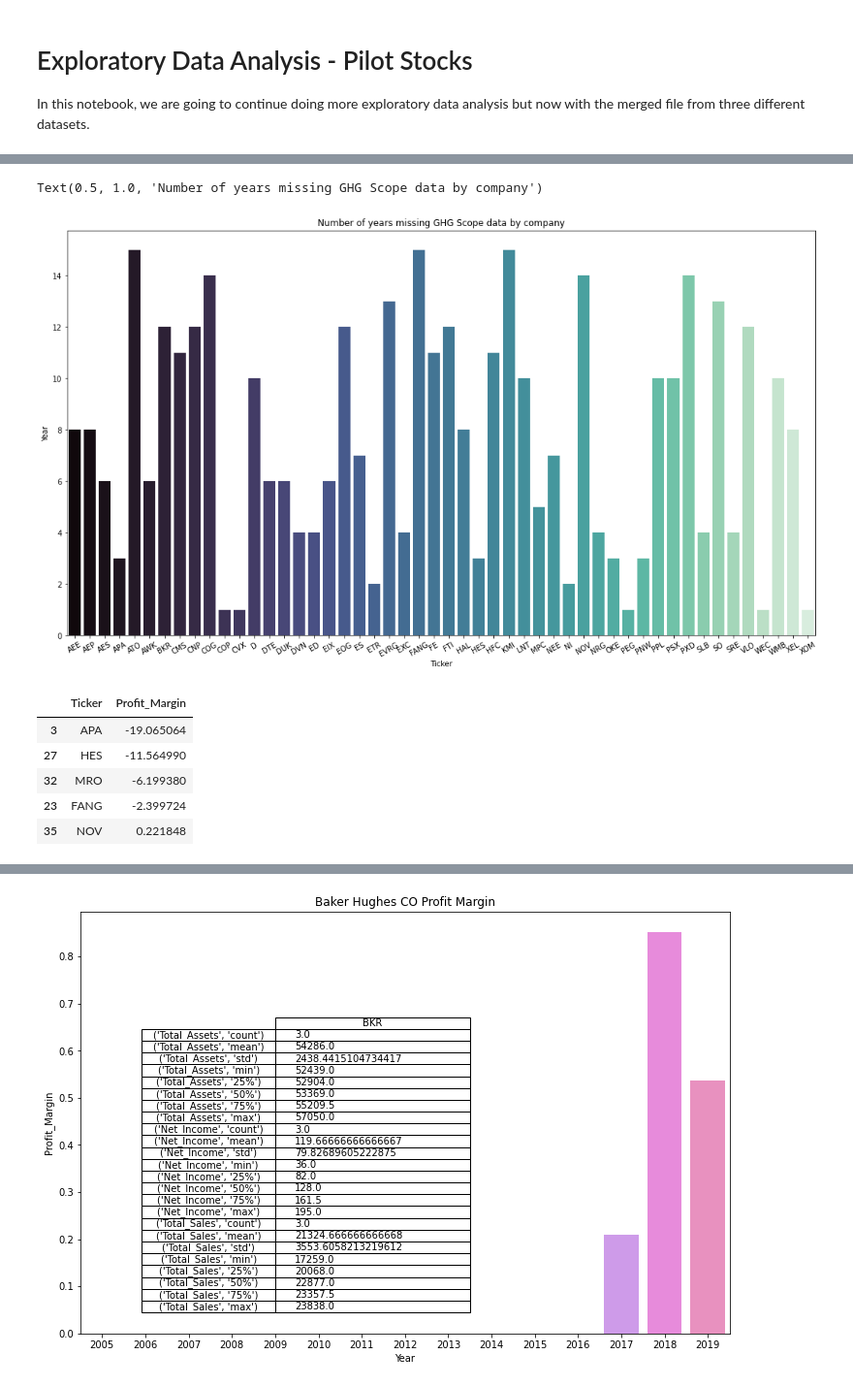
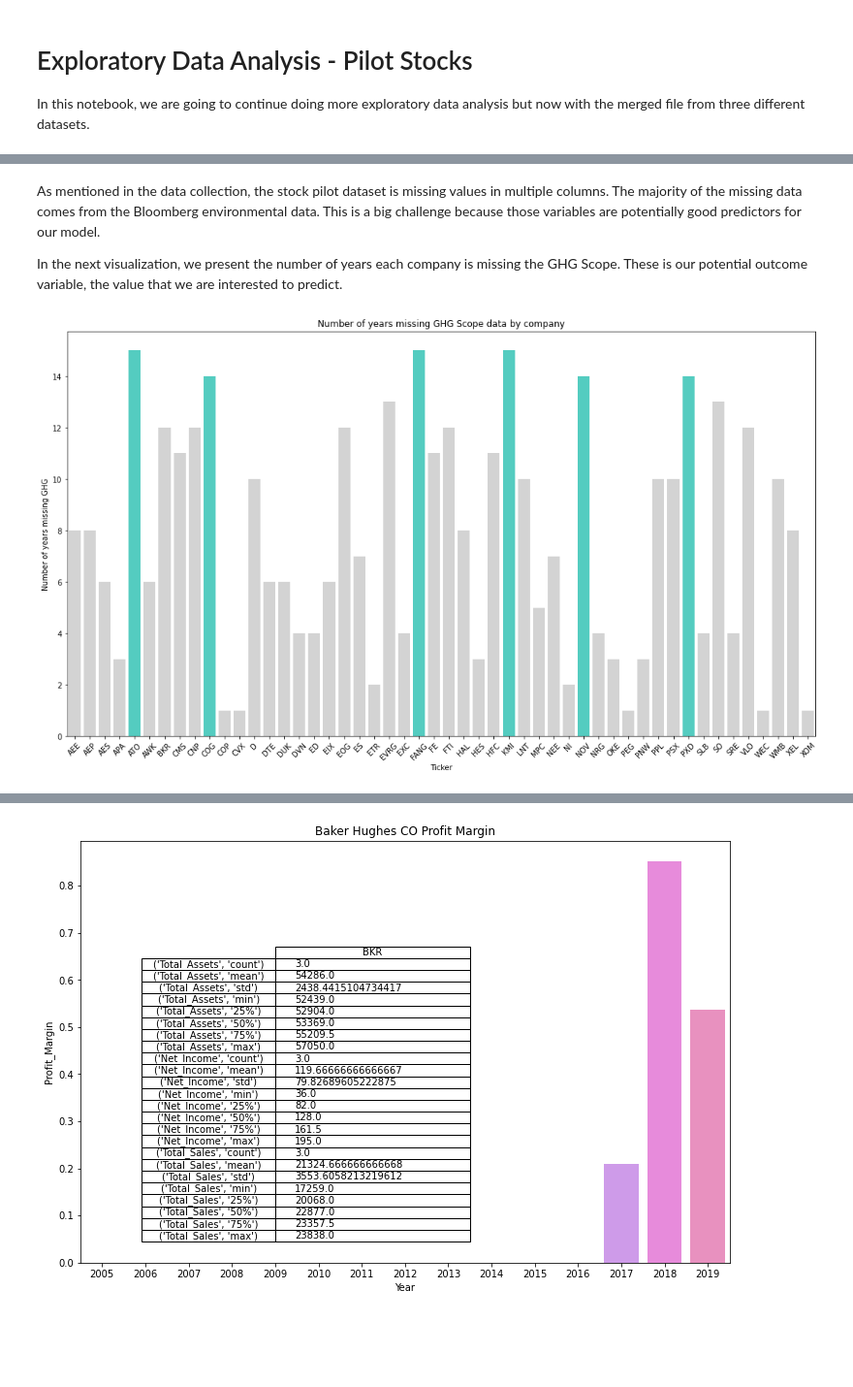
Before and after one commit to maralinetorres/BU-Capstone-Predicting-Environmental-Actions, a Jupyter notebook: Sprint #5 - Midterm presentations/EDA_PilotStocks.ipynb, the cells around one changed output, grey strips where cells are left out. Shown: that part at 97% size. Cells and saved outputs as stored; diff of their text form; code cells hidden in the pictures; blank space fills up the shorter version.

```diff
--- a/Sprint #5 - Midterm presentations/EDA_PilotStocks.ipynb
+++ b/Sprint #5 - Midterm presentations/EDA_PilotStocks.ipynb
@@ -29,21 +49,28 @@ msno.matrix(stocks);
+# %% [markdown]
+As mentioned in the data collection, the stock pilot dataset is missing values in multiple columns. The majority of the missing data comes from the Bloomberg environmental data. This is a big challenge because those variables are potentially good predictors for our model.
+
+In the next visualization, we present the number of years each company is missing the GHG Scope. These is our potential outcome variable, the value that we are interested to predict.
 # %%
 #Get companies that don't have GHG Scope
+stock_missing_ghg = stocks.loc[stocks['GHG Scope 1'].isna(), ['Ticker','Year']].groupby('Ticker').count().reset_index()
+top5 = stock_missing_ghg.sort_values(by='Year', ascending=False)[:5].Year.values.tolist()
+
+def set_custom_palette(series, max_color = 'turquoise', other_color = 'lightgrey'):
+    pal = []
+
+    for item in series:
+        if item in top5:
+            pal.append(max_color)
+        else:
+            pal.append(other_color)
+    return pal
+
 plt.figure(figsize=(18,10))
-stock_missing_ghg = stocks.loc[stocks['GHG Scope 1'].isna(), ['Ticker','Year']].groupby('Ticker').count().reset_index()
-sns.barplot(x='Ticker', y='Year', data=stock_missing_ghg, palette='mako')
-plt.xticks(rotation = 30)
-plt.title('Number of years missing GHG Scope data by company')
+x = sns.barplot(x='Ticker', y='Year', data=stock_missing_ghg, palette=set_custom_palette(stock_missing_ghg['Year']));
+x.set_title('Number of years missing GHG Scope data by company');
+x.set_ylabel('Number of years missing GHG');
+x.set_xlabel('Ticker');
+x.set_xticklabels(x.get_xticklabels(), rotation=45);
+x.figure.savefig('MissingGHG.png');
 # %% [output]
-Text(0.5, 1.0, 'Number of years missing GHG Scope data by company')
-[figure, old version]
+[figure, new version]
-# %%
-stocks.loc[:,['Ticker','Profit_Margin']]
-profit_margin_mean = stocks.groupby('Ticker')[['Profit_Margin']].mean().reset_index()
-profit_margin_mean.sort_values(by='Profit_Margin', ascending=True)[:5]
-# %% [output]
-|  | Ticker | Profit_Margin |
-| 3 | APA | -19.065064 |
-| 27 | HES | -11.564990 |
-| 32 | MRO | -6.199380 |
-| 23 | FANG | -2.399724 |
-| 35 | NOV | 0.221848 |
```
Also changed, not shown: parts of 12 cells of this notebook, 7 other files.
